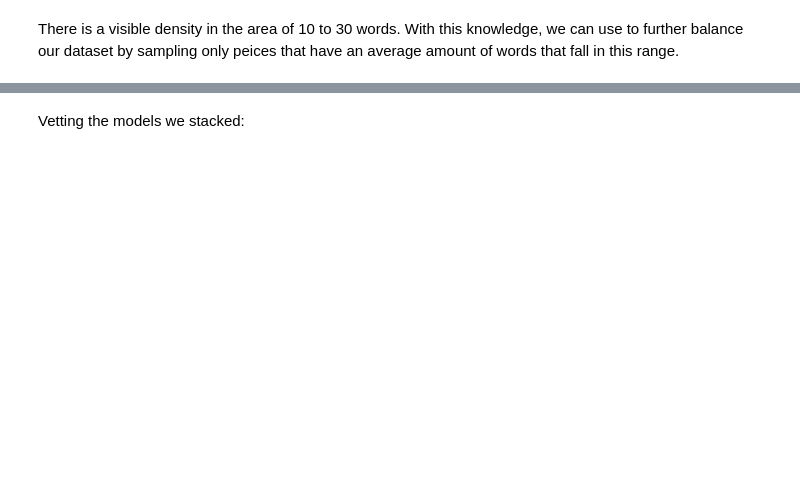
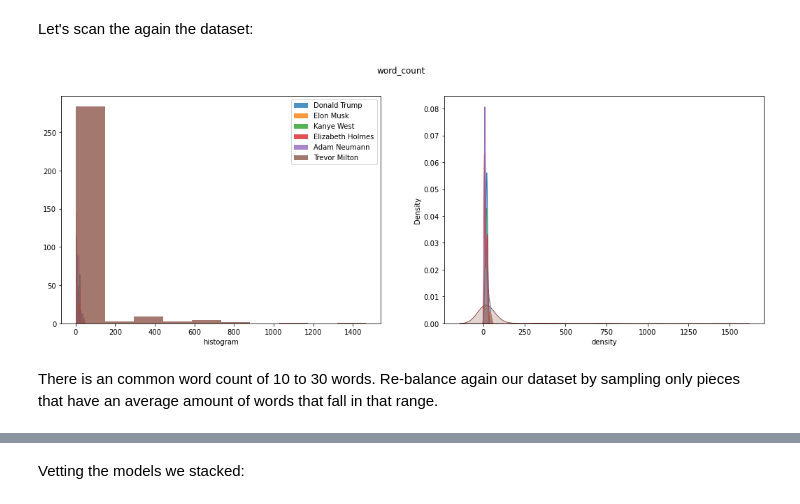
Before and after one commit to stackrev/articles, a Jupyter notebook: nlp_bs_meter/nlp_intro.ipynb, the cells around one changed output, grey strips where cells are left out. Saved outputs shown, nothing was run; the diff lists cells and outputs as text; code cells hidden in the pictures; blank space fills up the shorter version.

```diff
--- a/nlp_bs_meter/nlp_intro.ipynb
+++ b/nlp_bs_meter/nlp_intro.ipynb
@@ -111,23 +119,27 @@ n_df['n_content'] = n_df["content"].apply(
     ' '.join([wnl.lemmatize(token) for token in word_tokenize(x)
     if token not in stops])
 )
+# %% [markdown]
+Let's scan the again the dataset:
 # %%
 # Analyze length, counts, etc.
 n_df['word_count'] = n_df["n_content"].apply(lambda x: len(str(x).split(" ")))
 n_df['char_count'] = n_df["n_content"].apply(
     lambda x: sum(len(word) for word in str(x).split(" ")))
 
 x, y = "word_count", "author"
-fig, ax = plt.subplots(nrows=1, ncols=2, figsize=(16, 6))
+fig, ax = plt.subplots(nrows=1, ncols=2, figsize=(18, 6))
 fig.suptitle(x)
 for i in authors:
     sns.distplot(n_df[n_df[y] == i][x], hist=True, kde=False,
                  bins=10, hist_kws={"alpha": 0.8},
                  axlabel="histogram", ax=ax[0])
     sns.distplot(n_df[n_df[y] == i][x], hist=False, kde=True,
                  kde_kws={"shade": True}, axlabel="density",
                  ax=ax[1])
 ax[0].legend(authors)
 plt.show()
+# %% [output]
+[figure, added]
 # %% [markdown]
-There is a visible density in the area of 10 to 30 words. With this knowledge, we can use to further balance our dataset by sampling only peices that have an average amount of words that fall in this range.
+There is an common word count of 10 to 30 words. Re-balance again our dataset by sampling only pieces that have an average amount of words that fall in that range.
```
Also changed, not shown: parts of 21 cells of this notebook, 14 other files.
